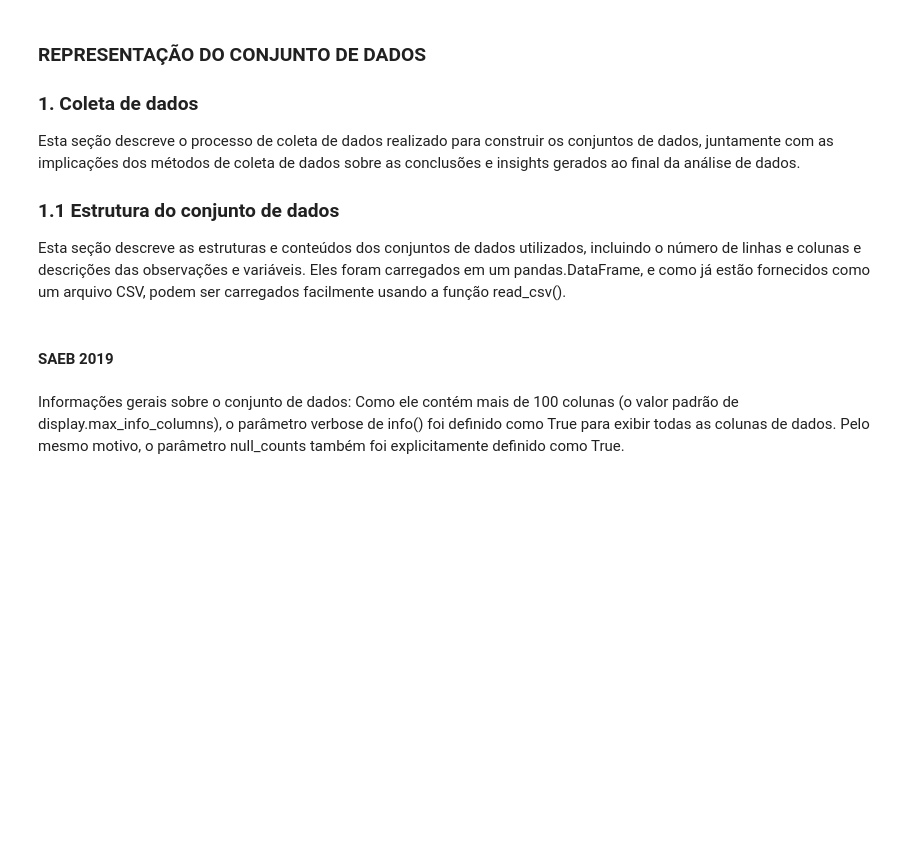
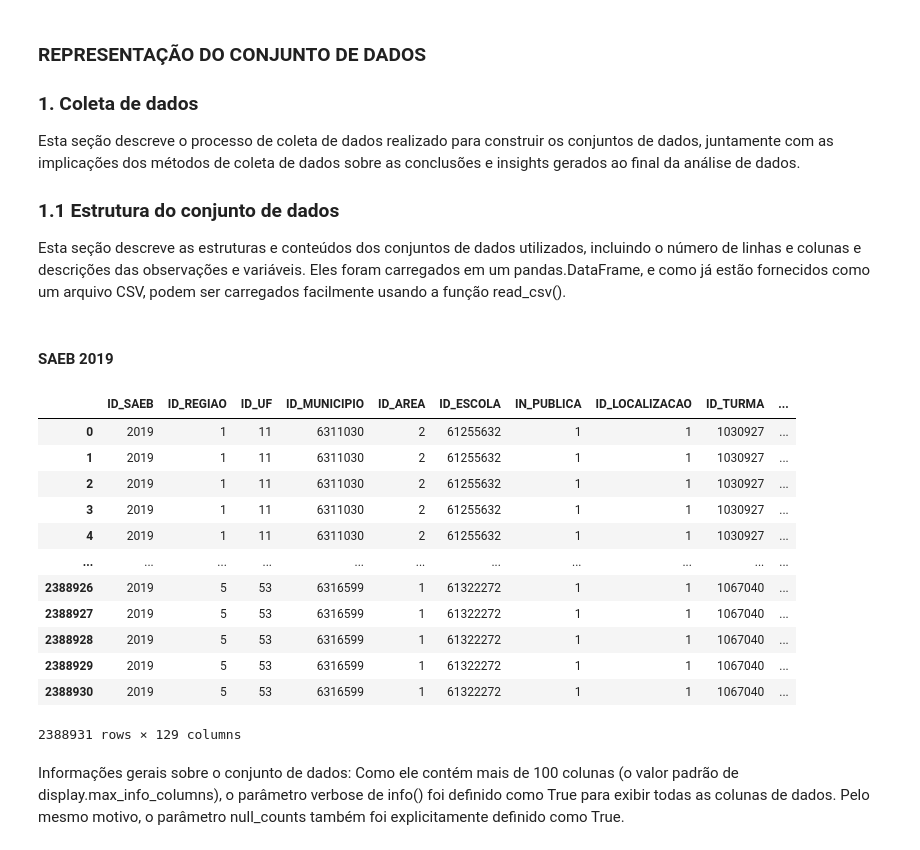
Before and after one commit to emilly788/TCC, a Jupyter notebook: TCC (1).ipynb, the cells around one changed output. Saved outputs shown, nothing was run; the diff lists cells and outputs as text; code cells hidden in the pictures; blank space fills up the shorter version.

```diff
--- a/TCC (1).ipynb
+++ b/TCC (1).ipynb
@@ -26,7 +26,21 @@ Esta seção descreve as estruturas e conteúdos dos conjuntos de dados utilizad
 # %%
 gc.collect
 df_saeb_2019 = pd.read_csv("2019/TS_ALUNO_9EF.csv",  encoding='latin-1', sep=";", dtype='category')
-#df_saeb_2019
+df_saeb_2019
+# %% [output]
+|  | ID_SAEB | ID_REGIAO | ID_UF | ID_MUNICIPIO | ID_AREA | ID_ESCOLA | IN_PUBLICA | ID_LOCALIZACAO | ID_TURMA | ... |
+| 0 | 2019 | 1 | 11 | 6311030 | 2 | 61255632 | 1 | 1 | 1030927 | ... |
+| 1 | 2019 | 1 | 11 | 6311030 | 2 | 61255632 | 1 | 1 | 1030927 | ... |
+| 2 | 2019 | 1 | 11 | 6311030 | 2 | 61255632 | 1 | 1 | 1030927 | ... |
+| 3 | 2019 | 1 | 11 | 6311030 | 2 | 61255632 | 1 | 1 | 1030927 | ... |
+| 4 | 2019 | 1 | 11 | 6311030 | 2 | 61255632 | 1 | 1 | 1030927 | ... |
+| ... | ... | ... | ... | ... | ... | ... | ... | ... | ... | ... |
+| 2388926 | 2019 | 5 | 53 | 6316599 | 1 | 61322272 | 1 | 1 | 1067040 | ... |
+| 2388927 | 2019 | 5 | 53 | 6316599 | 1 | 61322272 | 1 | 1 | 1067040 | ... |
+| 2388928 | 2019 | 5 | 53 | 6316599 | 1 | 61322272 | 1 | 1 | 1067040 | ... |
+| 2388929 | 2019 | 5 | 53 | 6316599 | 1 | 61322272 | 1 | 1 | 1067040 | ... |
+| 2388930 | 2019 | 5 | 53 | 6316599 | 1 | 61322272 | 1 | 1 | 1067040 | ... |
+2388931 rows × 129 columns
 # %% [markdown]
 Informações gerais sobre o conjunto de dados:
 Como ele contém mais de 100 colunas (o valor padrão de display.max_info_columns), o parâmetro verbose de info() foi definido como True para exibir todas as colunas de dados. Pelo mesmo motivo, o parâmetro null_counts também foi explicitamente definido como True.
```
Also changed, not shown: parts of 9 cells of this notebook.
